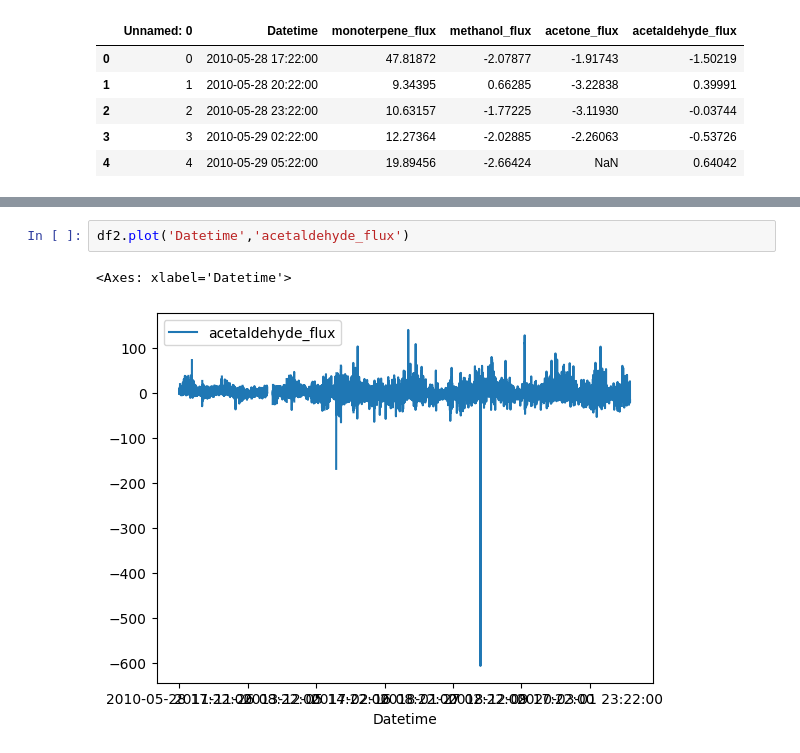
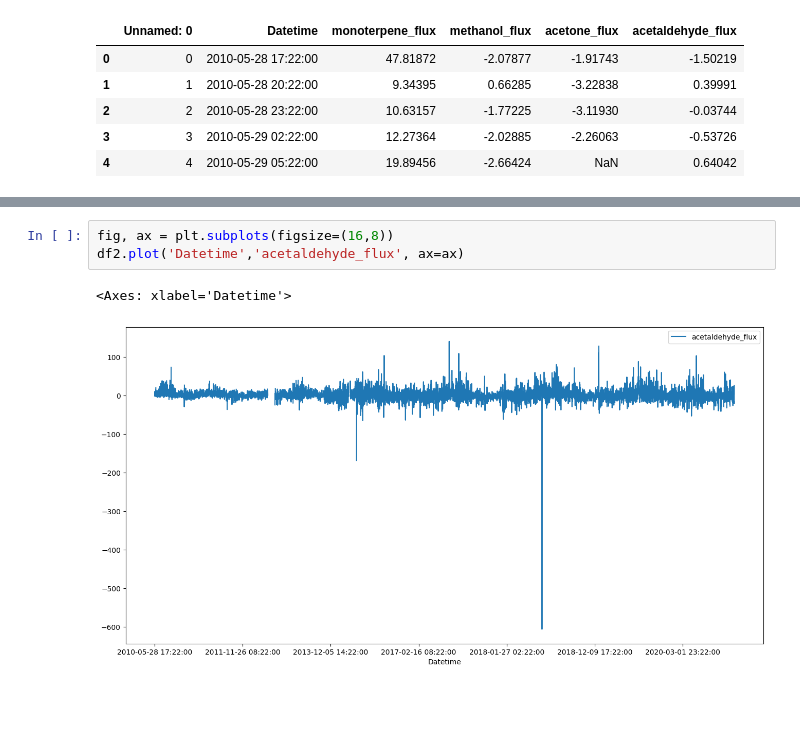
Before and after one commit to ramipiik/Data-Science-Project, a Jupyter notebook: Projektitestailua.ipynb, the cells around one changed output, grey strips where cells are left out. Drawn from its saved outputs; the diff is of its cells as text; blank space fills up the shorter version.

```diff
--- a/Projektitestailua.ipynb
+++ b/Projektitestailua.ipynb
@@ -52,6 +57,7 @@ df2.plot('Datetime', 'acetone_flux')
 # %%
-df2.plot('Datetime','acetaldehyde_flux')
+fig, ax = plt.subplots(figsize=(16,8))
+df2.plot('Datetime','acetaldehyde_flux', ax=ax)
 # %% [output]
 <Axes: xlabel='Datetime'>
-[figure, old version]
+[figure, new version]
 # %%
```
Also changed, not shown: parts of 31 cells of this notebook.
